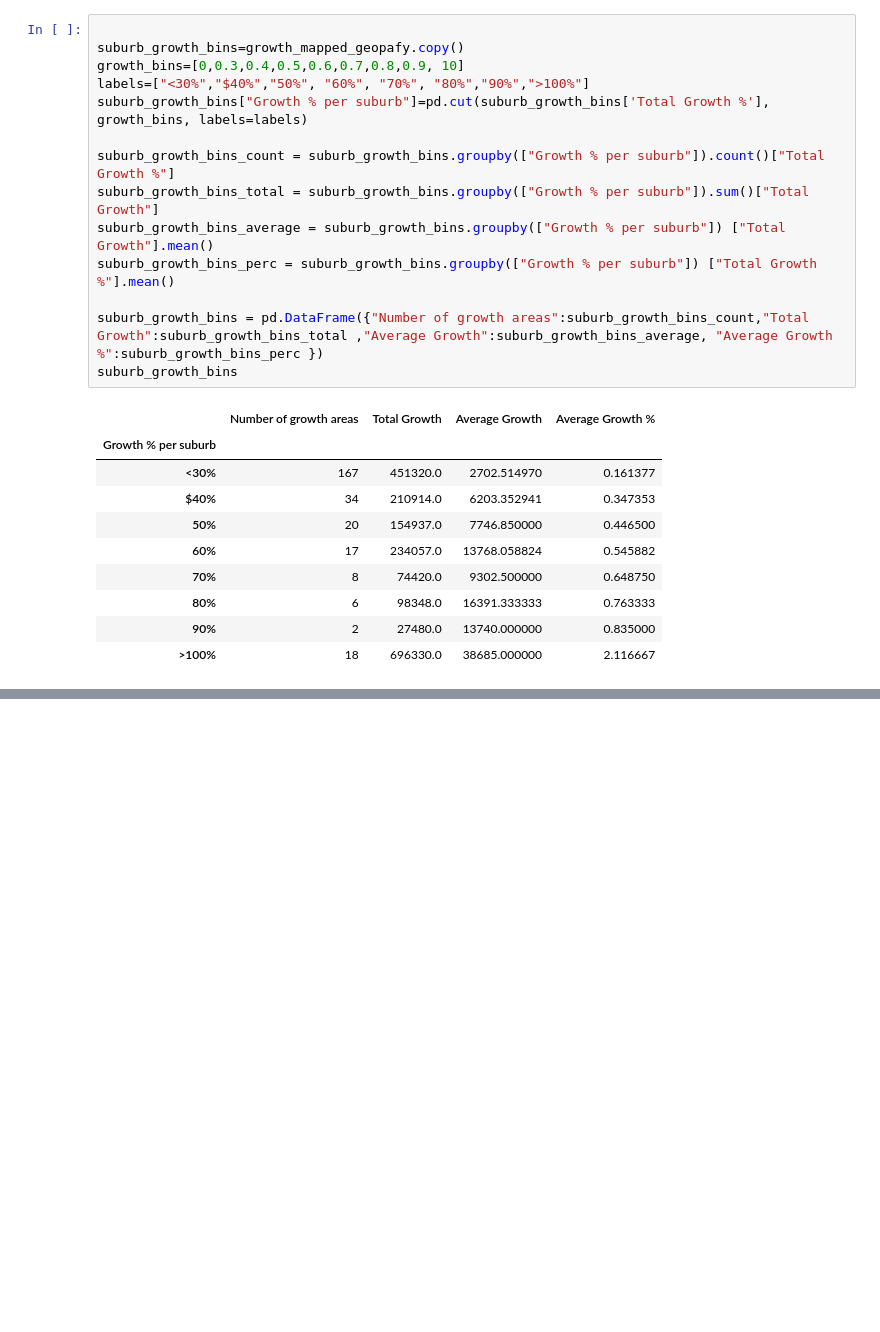
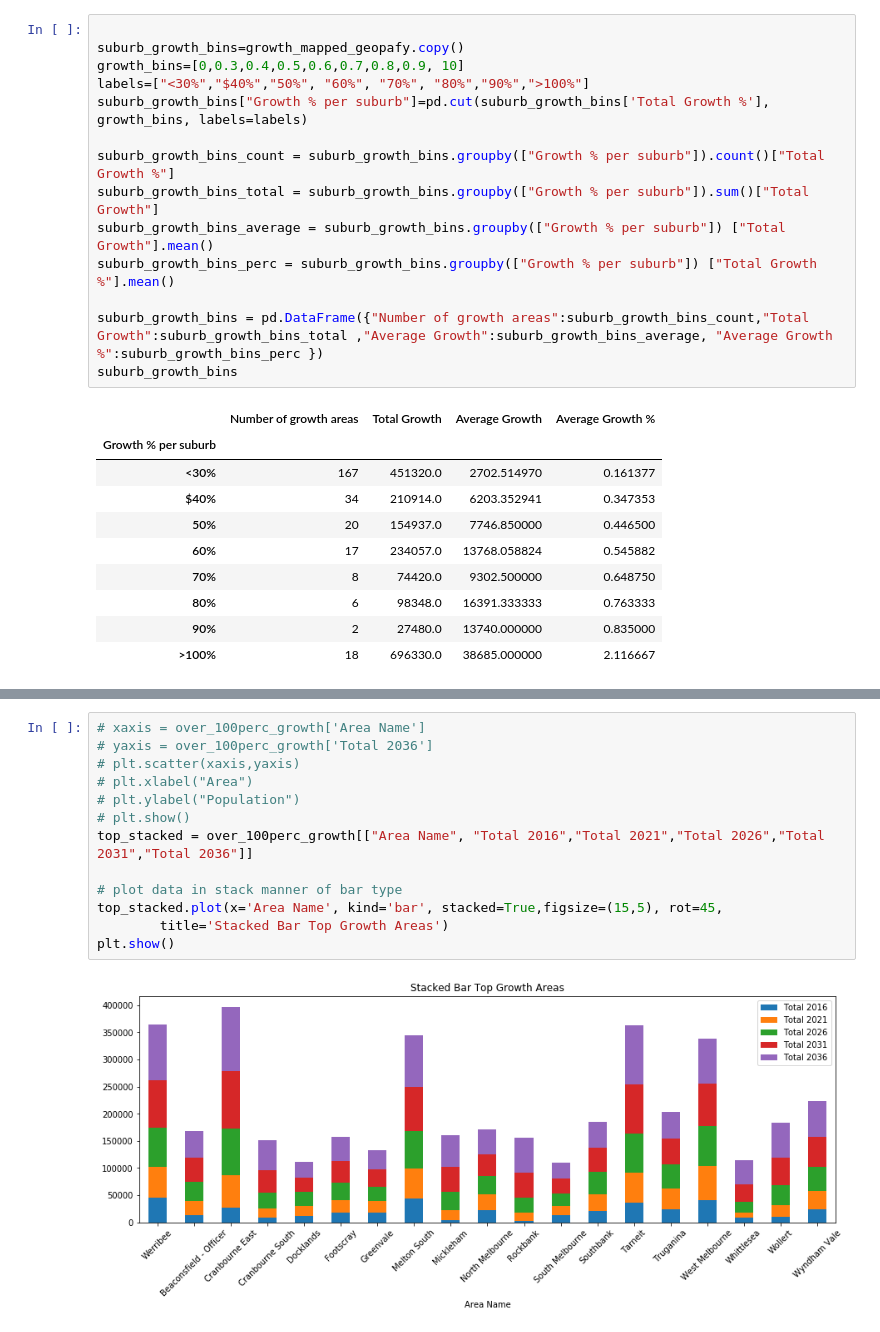
Before and after one commit to Reinierandrew/vic_public_transport, a Jupyter notebook: growth_data_coordinates.ipynb, the cells around one changed output, grey strips where cells are left out. Drawn from its saved outputs; the diff is of its cells as text; blank space fills up the shorter version.

```diff
--- a/growth_data_coordinates.ipynb
+++ b/growth_data_coordinates.ipynb
@@ -218,6 +152,21 @@ map_plot2 = over_100perc_growth.hvplot.points(
 map_plot2
 # %% [output]
 [interactive output not drawn]
+# %%
+# xaxis = over_100perc_growth['Area Name']
+# yaxis = over_100perc_growth['Total 2036']
+# plt.scatter(xaxis,yaxis)
+# plt.xlabel("Area")
+# plt.ylabel("Population")
+# plt.show()
+top_stacked = over_100perc_growth[["Area Name", "Total 2016","Total 2021","Total 2026","Total 2031","Total 2036"]]
+
+# plot data in stack manner of bar type
+top_stacked.plot(x='Area Name', kind='bar', stacked=True,figsize=(15,5), rot=45,
+        title='Stacked Bar Top Growth Areas')
+plt.show()
+# %% [output]
+[figure, added]
 # %%
 ptv_trip = pd.read_csv("Resources/P1_trip_frequency_adjRAVV.csv")
 ptv_trip.head()
```
Also changed, not shown: parts of 4 cells of this notebook, 3 other files.
